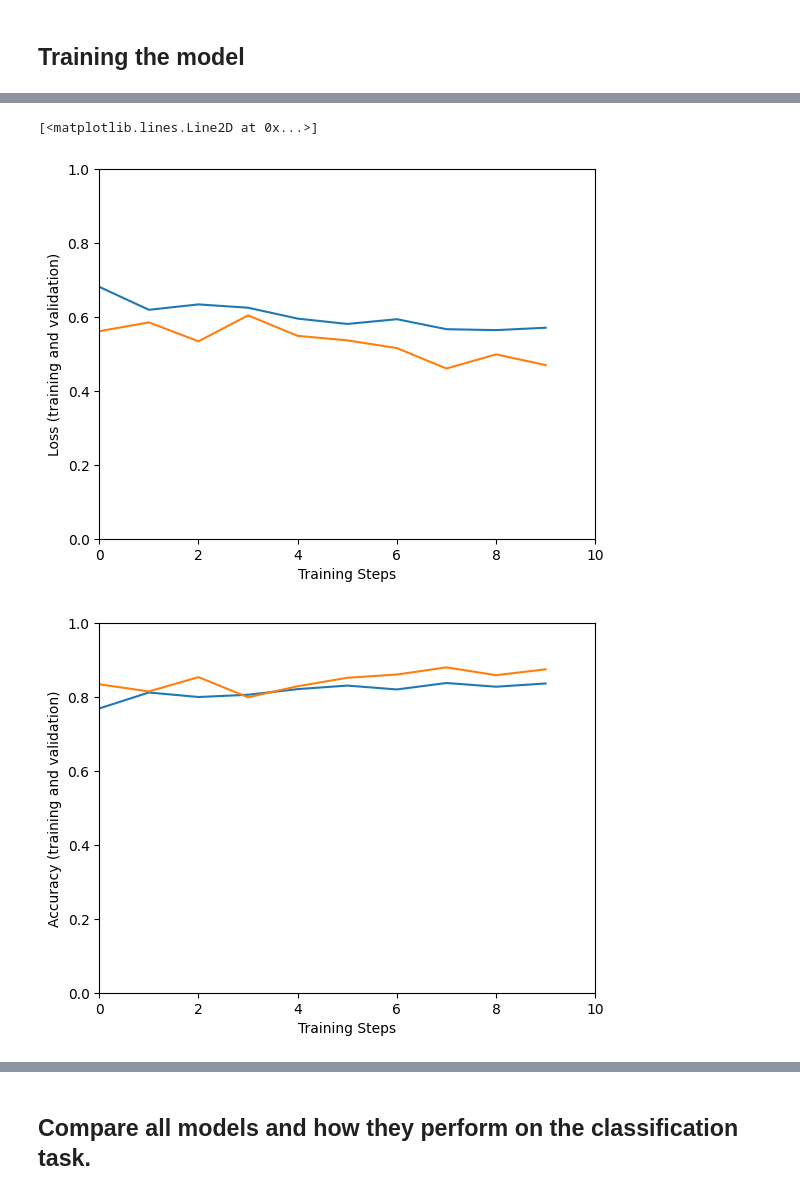
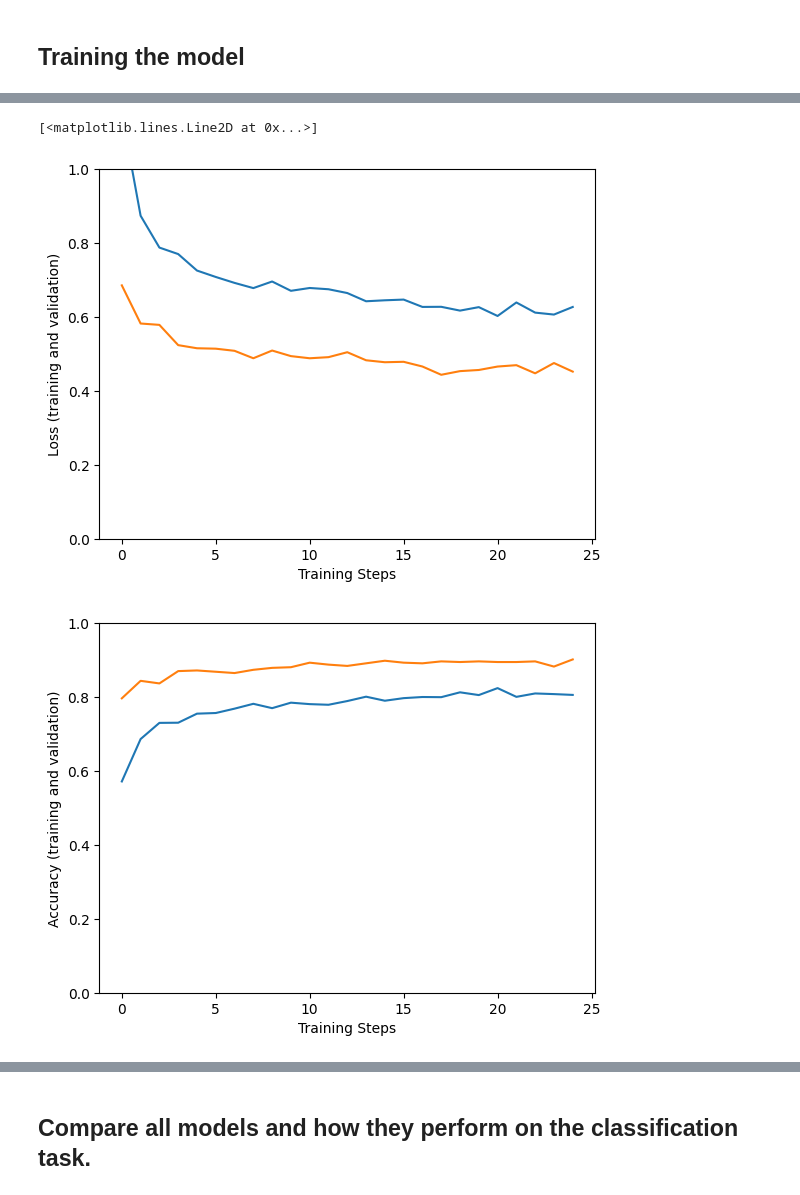
Before and after one commit to ZahraAdahman/MRI_Classification, a Jupyter notebook: MRI_Classification_multiple_models.ipynb, the cells around one changed output, grey strips where cells are left out. Drawn from its saved outputs; the diff is of its cells as text; code cells hidden in the pictures.

```diff
--- a/MRI_Classification_multiple_models.ipynb
+++ b/MRI_Classification_multiple_models.ipynb
@@ -399,7 +399,7 @@ print(f"Selected model: {model_name} : {model_handle}")
 IMAGE_SIZE = (pixels, pixels)
 print(f"Input size {IMAGE_SIZE}")
 
-BATCH_SIZE = 9#@param {type:"integer"}
+BATCH_SIZE = 10#@param {type:"integer"}
 # %% [output]
 Selected model: efficientnetv2-xl-21k : https://tfhub.dev/google/imagenet/efficientnet_v2_imagenet21k_xl/feature_vector/2
 Input size (512, 512)
@@ -529,7 +529,7 @@ steps_per_epoch = train_size // BATCH_SIZE
 validation_steps = valid_size // BATCH_SIZE
 hist = model.fit(
     train_ds,
-    epochs=10, steps_per_epoch=steps_per_epoch, #change epochs from 5 to 10.
+    epochs=25, steps_per_epoch=steps_per_epoch, #change epochs from 5 to 10. From 10 to 25.
     validation_data=val_ds,
     validation_steps=validation_steps).history
 # %% [output]
@@ -539,23 +553,23 @@ Epoch 2/10
 # %%
 plt.figure()
 plt.ylabel("Loss (training and validation)")
 plt.xlabel("Training Steps")
-plt.xlim([0,10])
+# plt.xlim([0,10])
 plt.ylim([0,1])
 plt.plot(hist["loss"])
 plt.plot(hist["val_loss"])
 
 plt.figure()
 plt.ylabel("Accuracy (training and validation)")
 plt.xlabel("Training Steps")
-plt.xlim([0,10])
+# plt.xlim([0,10])
 plt.ylim([0,1])
 plt.plot(hist["accuracy"])
 plt.plot(hist["val_accuracy"])
 # %% [output]
 [<matplotlib.lines.Line2D at 0x...>]
-[figure, old version]
+[figure, new version]
-[figure, old version]
+[figure, new version]
 # %%
 # Plotting loss
 plt.figure(figsize=(14, 4))
```
Also changed, not shown: parts of 5 cells of this notebook.
